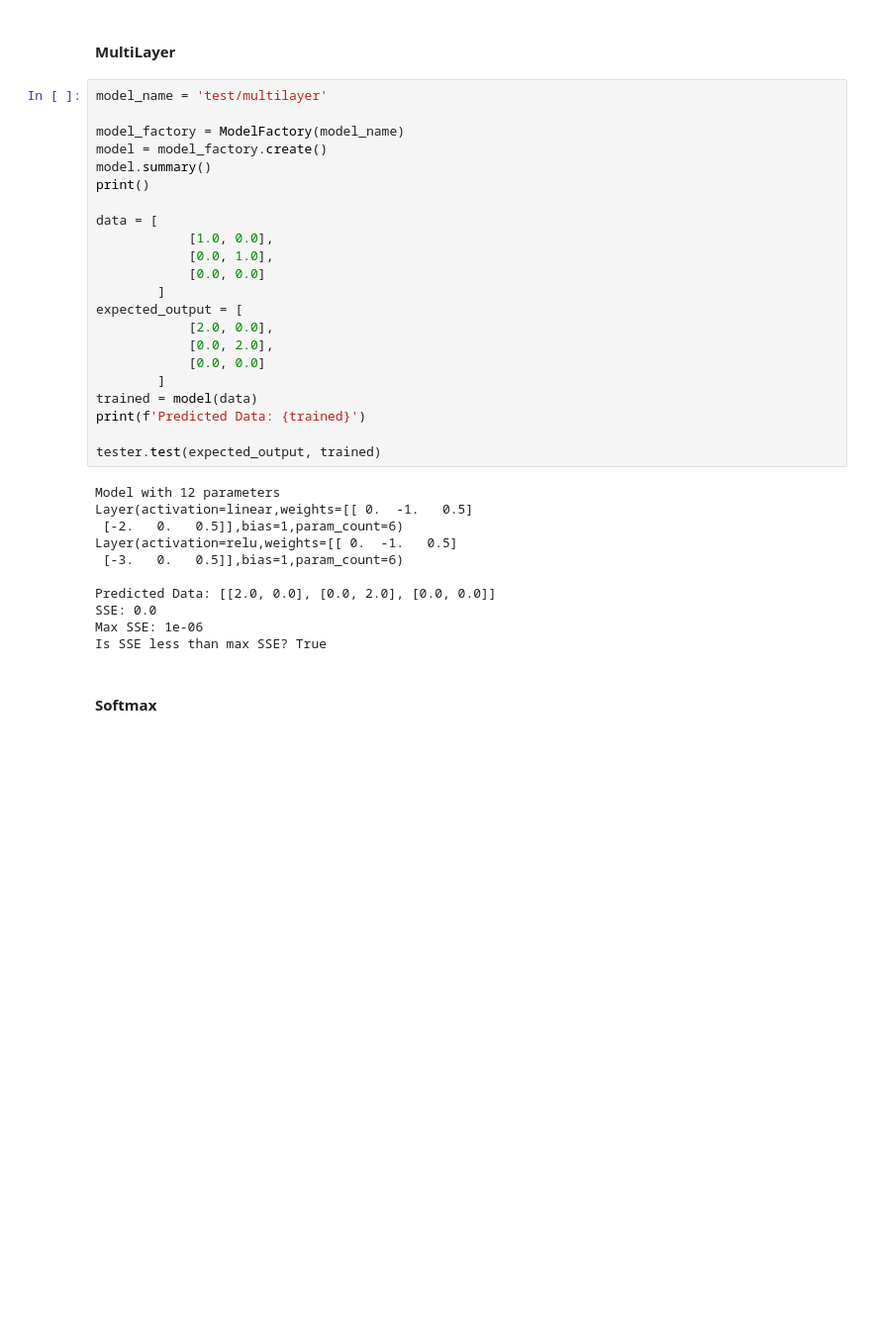
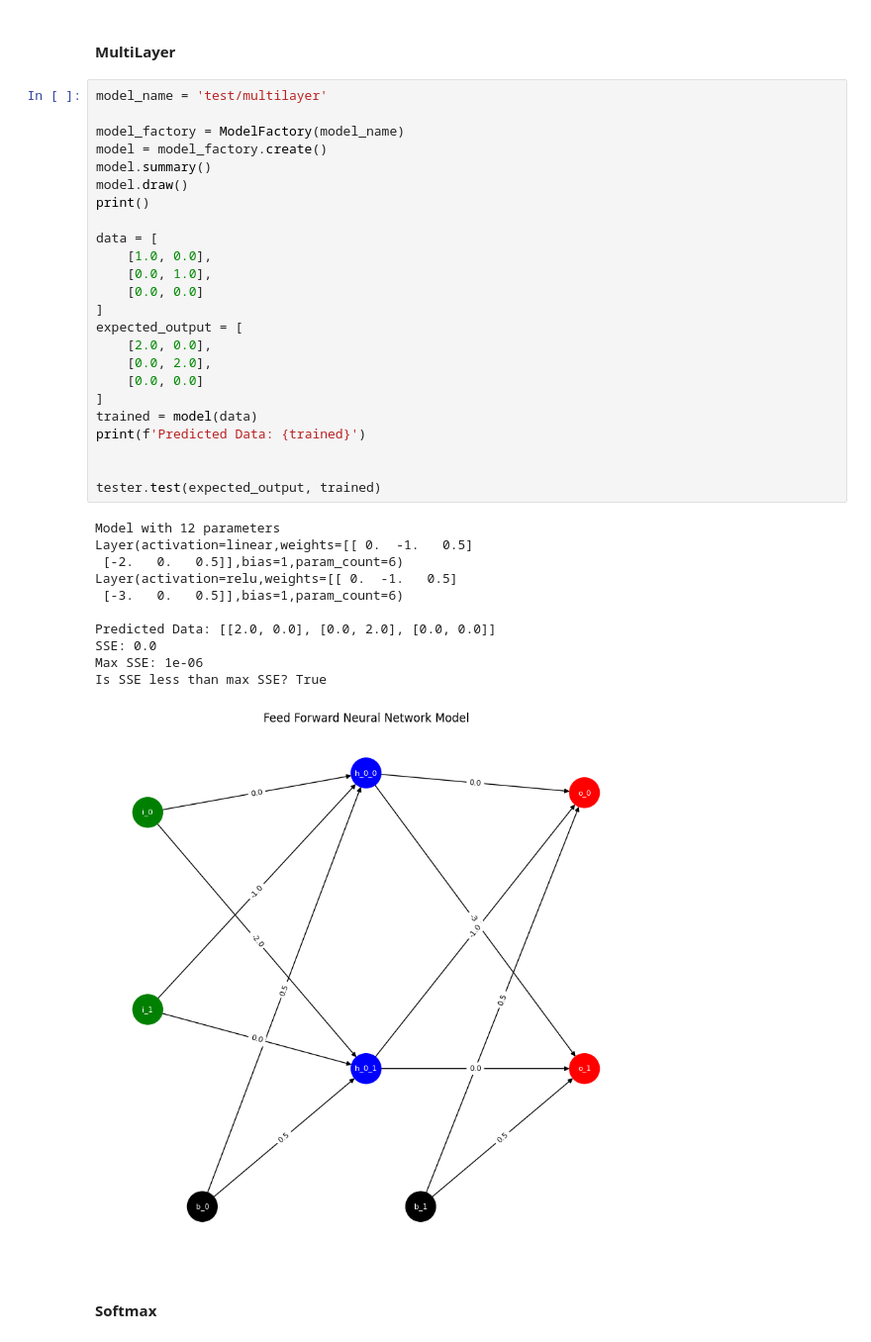
Before and after one commit to malikrafsan/Feed-Forward-Neural-Network-Implementation, a Jupyter notebook: main.ipynb, the cells around one changed output. Shown: that part at 99% size. Drawn from its saved outputs; the diff is of its cells as text; blank space fills up the shorter version.

```diff
--- a/main.ipynb
+++ b/main.ipynb
@@ -324,36 +359,39 @@ Is SSE less than max SSE? True
 # %%
 model_name = 'test/multilayer'
 
 model_factory = ModelFactory(model_name)
 model = model_factory.create()
 model.summary()
+model.draw()
 print()
 
 data = [
-            [1.0, 0.0],
-            [0.0, 1.0],
-            [0.0, 0.0]
-        ]
+    [1.0, 0.0],
+    [0.0, 1.0],
+    [0.0, 0.0]
+]
 expected_output = [
-            [2.0, 0.0],
-            [0.0, 2.0],
-            [0.0, 0.0]
-        ]
+    [2.0, 0.0],
+    [0.0, 2.0],
+    [0.0, 0.0]
+]
 trained = model(data)
 print(f'Predicted Data: {trained}')
 
+
 tester.test(expected_output, trained)
 # %% [output]
 Model with 12 parameters
 Layer(activation=linear,weights=[[ 0.  -1.   0.5]
  [-2.   0.   0.5]],bias=1,param_count=6)
 Layer(activation=relu,weights=[[ 0.  -1.   0.5]
  [-3.   0.   0.5]],bias=1,param_count=6)
 
 Predicted Data: [[2.0, 0.0], [0.0, 2.0], [0.0, 0.0]]
 SSE: 0.0
 Max SSE: 1e-06
 Is SSE less than max SSE? True
+[figure, added]
 # %% [markdown]
 #### Softmax
 # %%
```
Also changed, not shown: parts of 8 cells of this notebook, 1 other file.
